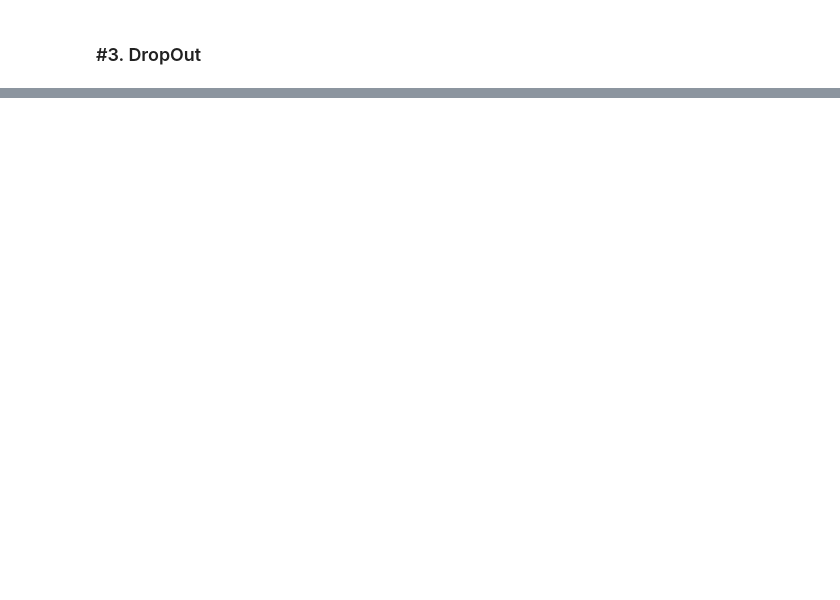
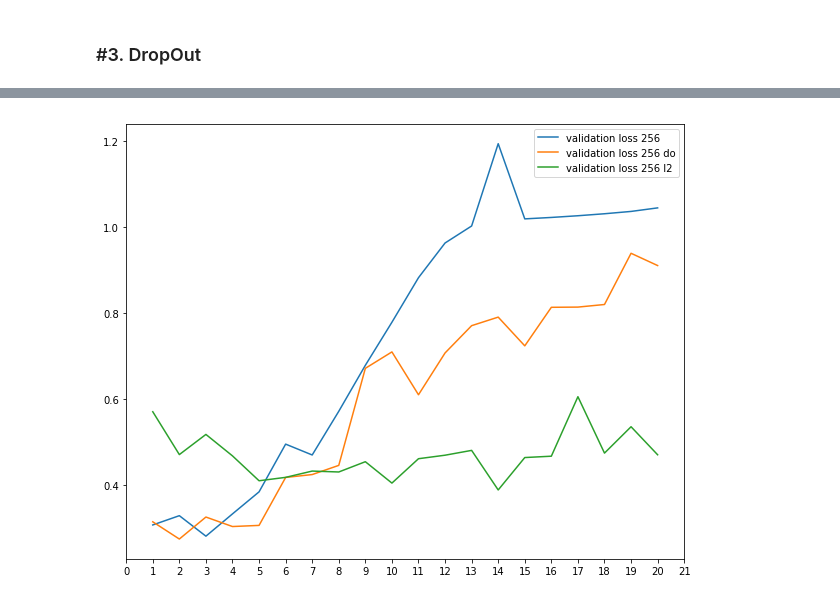
Before and after one commit to atulsingh0/DeepLearning, a Jupyter notebook: DLP/L4.ipynb, the cells around one changed output, grey strips where cells are left out. Saved outputs shown, nothing was run; the diff lists cells and outputs as text; code cells hidden in the pictures; blank space fills up the shorter version.

```diff
--- a/DLP/L4.ipynb
+++ b/DLP/L4.ipynb
@@ -271,0 +290,17 @@ AttributeError: module 'theano' has no attribute 'ifelse'
+# %%
+history_256_do = hist_256_do.history
+
+plt.figure(figsize=(10,8))
+#plt.plot(range(1,len(history['val_loss'])+1), history_4['val_loss'], '.-',label="validation loss 4")
+#plt.plot(range(1,len(history['val_loss'])+1), history['val_loss'], label="validation loss 16")
+plt.plot(range(1,len(history['val_loss'])+1), history_256['val_loss'], label="validation loss 256")
+plt.plot(range(1,len(history['val_loss'])+1), history_256_do['val_loss'], label="validation loss 256 do")
+plt.plot(range(1,len(history['val_loss'])+1), history_256_l2['val_loss'], label="validation loss 256 l2")
+
+#plt.plot(range(1,len(history_4['val_loss'])+1), history_4['loss'], label="train loss")
+plt.xticks(np.arange(22))
+plt.legend()
+
+plt.show()
+# %% [output]
+[figure, added]
```
Also changed, not shown: parts of 12 cells of this notebook, 4 other files.
